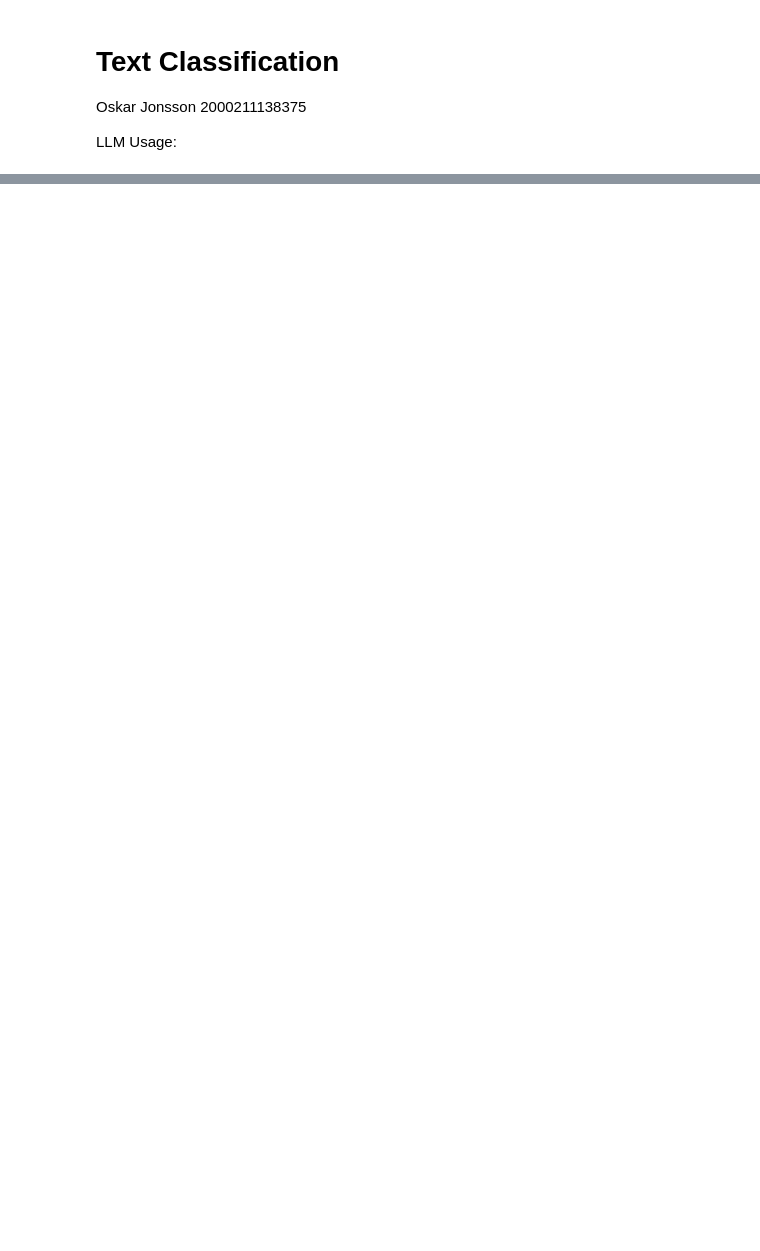
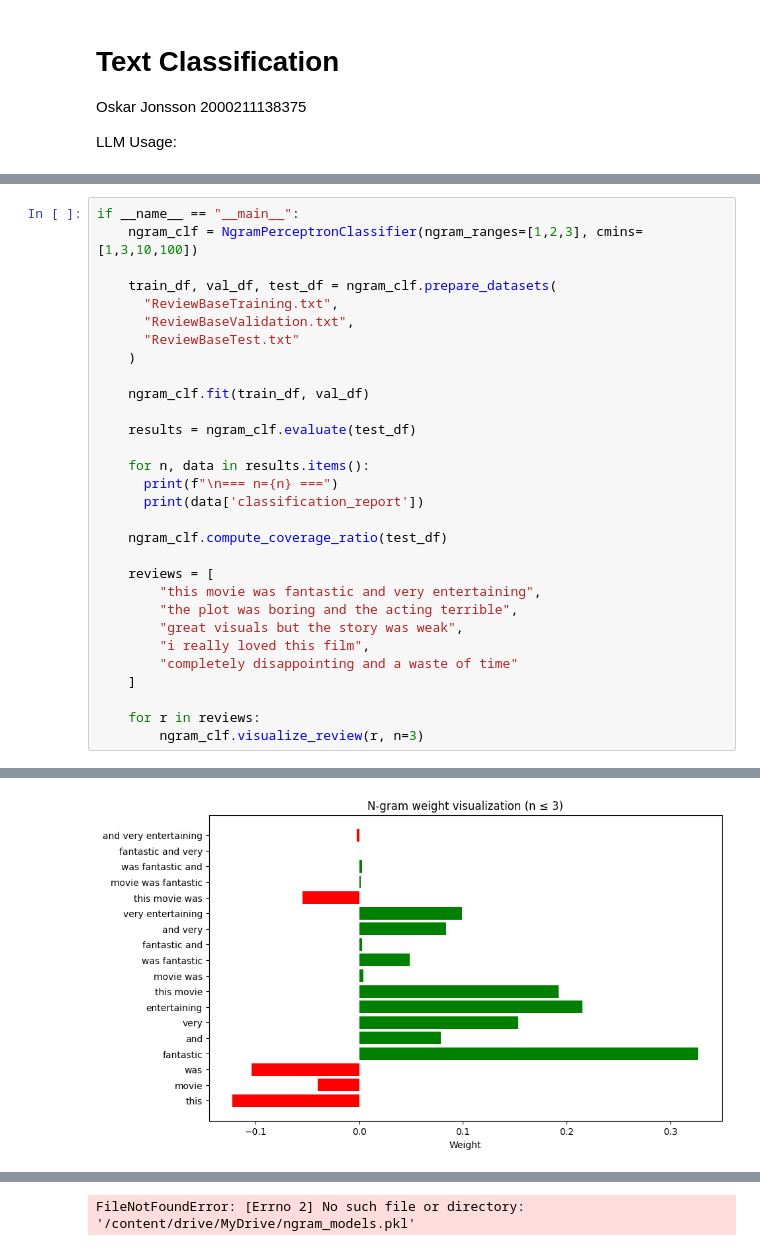
Before and after one commit to Odjej/TME286, a Jupyter notebook: Assignment 3 Text classification/ass3.ipynb, the cells around one changed output, grey strips where cells are left out. Drawn from its saved outputs; the diff is of its cells as text; blank space fills up the shorter version.

```diff
--- a/Assignment 3 Text classification/ass3.ipynb
+++ b/Assignment 3 Text classification/ass3.ipynb
@@ -253,0 +532,31 @@ Name: count, dtype: int64
+# %%
+if __name__ == "__main__":
+    ngram_clf = NgramPerceptronClassifier(ngram_ranges=[1,2,3], cmins=[1,3,10,100])
+
+    train_df, val_df, test_df = ngram_clf.prepare_datasets(
+      "ReviewBaseTraining.txt",
+      "ReviewBaseValidation.txt",
+      "ReviewBaseTest.txt"
+    )
+
+    ngram_clf.fit(train_df, val_df)
+
+    results = ngram_clf.evaluate(test_df)
+
+    for n, data in results.items():
+      print(f"\n=== n={n} ===")
+      print(data['classification_report'])
+
+    ngram_clf.compute_coverage_ratio(test_df)
+
+    reviews = [
+        "this movie was fantastic and very entertaining",
+        "the plot was boring and the acting terrible",
+        "great visuals but the story was weak",
+        "i really loved this film",
+        "completely disappointing and a waste of time"
+    ]
+
+    for r in reviews:
+        ngram_clf.visualize_review(r, n=3)
+# %% [output]
@@ -253,0 +580 @@ Name: count, dtype: int64
+[figure, added]
@@ -253,0 +585 @@ Name: count, dtype: int64
+FileNotFoundError: [Errno 2] No such file or directory: '/content/drive/MyDrive/ngram_models.pkl'
```
Also changed, not shown: parts of 8 cells of this notebook, 7 other files.
